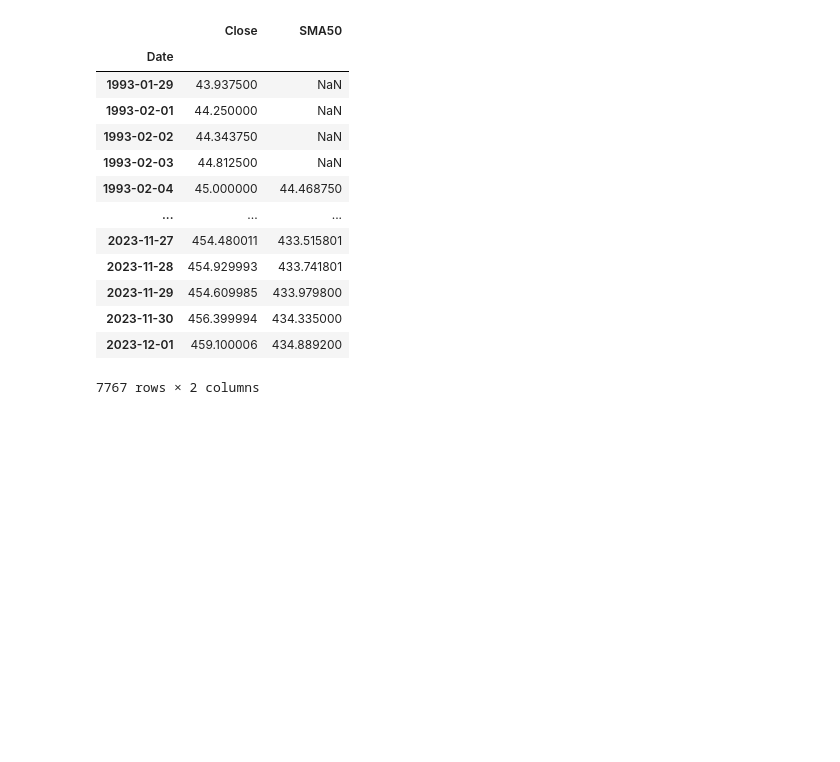
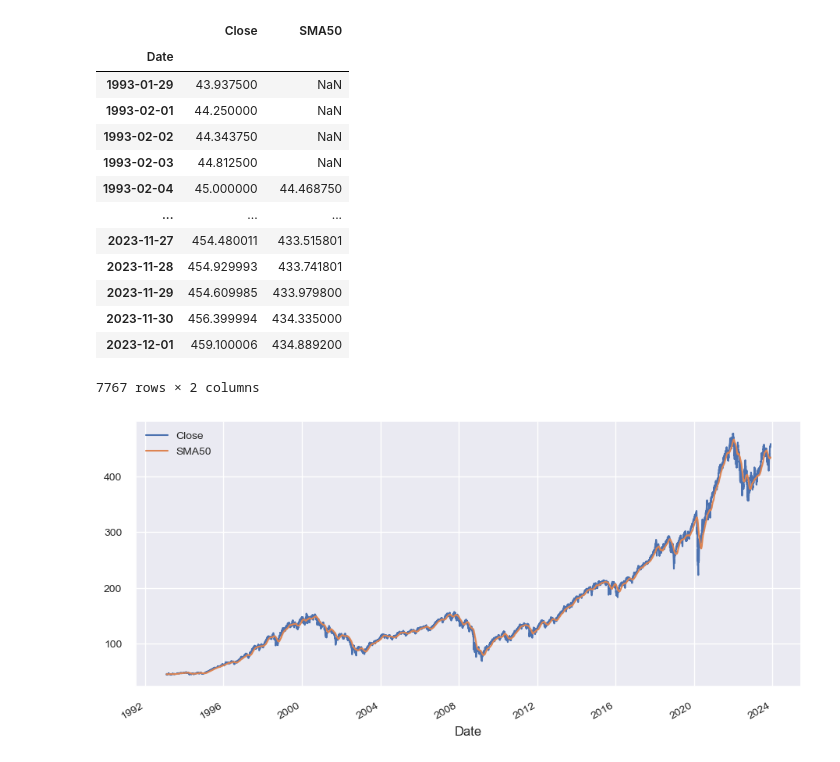
Before and after one commit to chrishunt11/Algorithmic_Trading_Python, a Jupyter notebook: Algorithmic Trading.ipynb, the cells around one changed output. Cells and saved outputs as stored; diff of their text form; code cells hidden in the pictures; blank space fills up the shorter version.

```diff
--- a/Algorithmic Trading.ipynb
+++ b/Algorithmic Trading.ipynb
@@ -1127,3 +1139,9 @@ spy
 | 2023-11-30 | 456.399994 | 434.335000 |
 | 2023-12-01 | 459.100006 | 434.889200 |
 7767 rows × 2 columns
+# %%
+spy.plot(figsize=(11,5), fontsize=10)
+plt.legend(loc='upper left', fontsize=10)
+plt.show()
+# %% [output]
+[figure, added]
```
Also changed, not shown: parts of 23 cells of this notebook, 1 other file.
